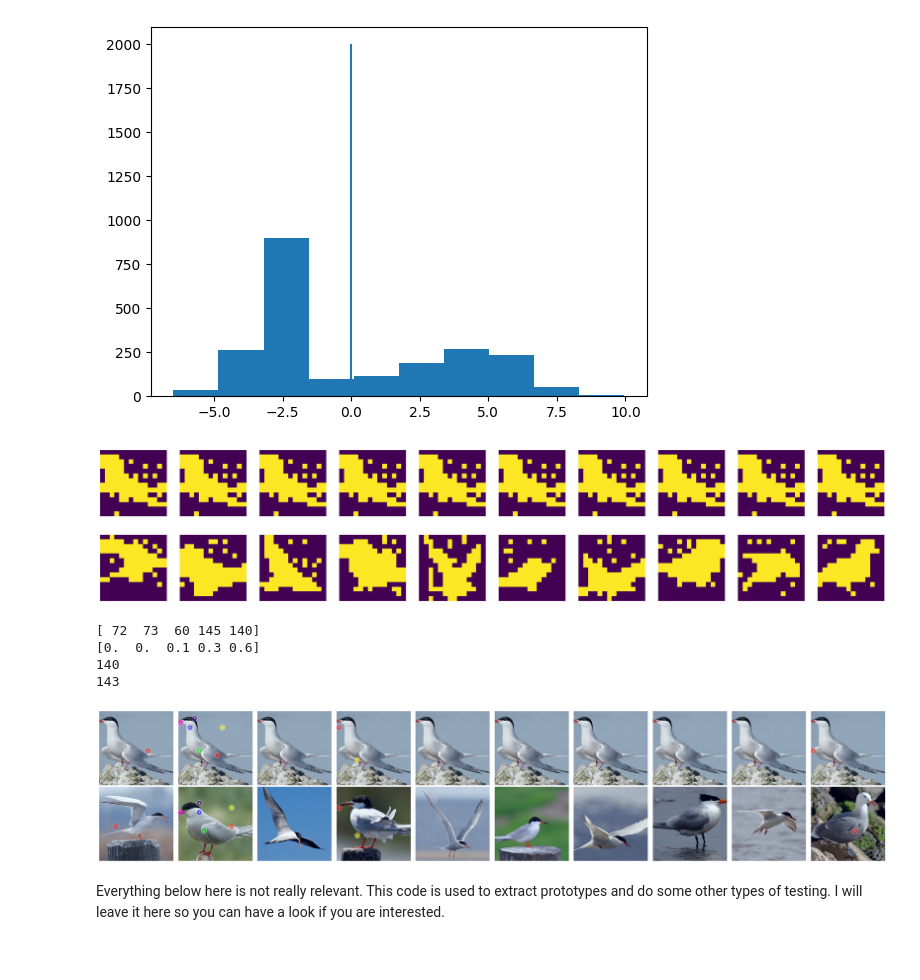
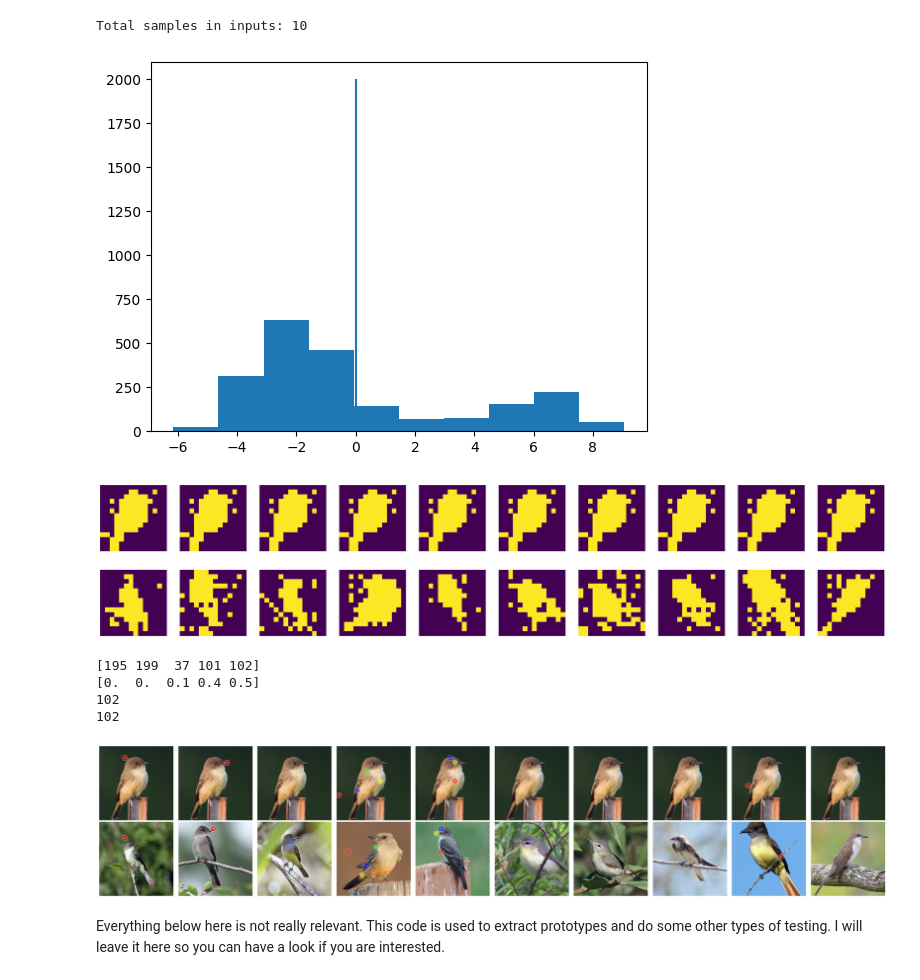
Before and after one commit to chensy618/02456_Deep_Learning_Project, a Jupyter notebook: src/CodeForStudents_Advanced_CUBS_KeypointCountingClassifier.ipynb, the cells around one changed output. Drawn from its saved outputs; the diff is of its cells as text; code cells hidden in the pictures.

```diff
--- a/src/CodeForStudents_Advanced_CUBS_KeypointCountingClassifier.ipynb
+++ b/src/CodeForStudents_Advanced_CUBS_KeypointCountingClassifier.ipynb
@@ -164,8 +204,10 @@ def draw_all_correspondences(all_points_1, all_points_2, query, prototypes) -> T
 
 from transformers import AutoProcessor
 
+# get the clip model
 processor = AutoProcessor.from_pretrained("openai/clip-vit-base-patch16")
 
+# create a dataset class
 class CUB(Dataset):
     def __init__(self, base_path, train=True):
 
@@ -174,6 +216,10 @@ class CUB(Dataset):
         self.labels = pd.read_csv(''.join([base_path, 'image_class_labels.txt']), header=None, sep=" ", names=["id", "label"])
         self.train_test_split = pd.read_csv(''.join([base_path, 'train_test_split.txt']), header=None, sep=" ", names=["id", "is_train"])
         self.filenames = pd.read_csv(''.join([base_path, 'images.txt']), header=None, sep=" ")
+
+        # add the labels of part
+        self.part_labels = part_labels
+        self.part_locations = part_locations
 
         if train:
           mask = self.train_test_split.is_train.values == 1
@@ -296,7 +375,8 @@ class Keypoint_Counting_Classifier:
     image_size: int = 224
     patch_size: int = 14
     stride: int = 14
-    base_path: str = 'drive/MyDrive/CoSegXAI/datasets/cub200/CUB_200_2011/CUB_200_2011/'
+    # base_path: str = 'drive/MyDrive/CoSegXAI/datasets/cub200/CUB_200_2011/CUB_200_2011/'
+    base_path : str = '../data/CUB_200_2011/'
     device: str = 'cuda'
 
     def __post_init__(self):
@@ -306,27 +386,36 @@ class Keypoint_Counting_Classifier:
 
         self.number_of_patches, self.token_dimensionality = self.get_number_of_patches_and_dim()
 
+
     def predict_and_plot(self, query) -> np.ndarray:
 
         query = query.to(self.device)
+        # retrieve the closest prototypes using cosine similarity
         top_k_similar_prototypes = self.get_k_closest_prototypes(query)
 
+        # extract patches from the query and the prototypes
         query_patches = self.get_patches(query).reshape(-1, self.token_dimensionality)
         prototype_patches, prototype_images, prototype_labels = self.get_prototype_patches(top_k_similar_prototypes)
         prototype_patches = prototype_patches.reshape(-1, self.token_dimensionality)
 
+        # find the best buddies between the query and the prototypes(match the patches)
         best_buddies, nn_query = self.get_best_buddies(query, query_patches, prototype_patches)
+
+        # cluster the best buddies for classification
         cluster_labels, indices_to_show = self.cluster_best_buddies(best_buddies, query_patches, prototype_patches, nn_query)
         query_indices_to_show, prototype_indices_to_show = self.find_query_and_prototype_indices(best_buddies, indices_to_show, nn_query)
         paired_indices_to_show = self.find_pairs_of_query_and_prototype_indices(query_indices_to_show, prototype_indices_to_show)
         inidices_to_plot_1, inidices_to_plot_2 = self.convert_to_plot_indices(paired_indices_to_show)
 
+        # generate the predictions and plot the correspondences
         predictions = self.get_prediction(inidices_to_plot_1, inidices_to_plot_2, prototype_labels)
 
         fig = draw_all_correspondences(inidices_to_plot_1, inidices_to_plot_2, query, prototype_images)
 
         return predictions
 
+
+    # compute cosine similarity between the query and the prototypes tokens to retrieve the closest prototypes
     def get_k_closest_prototypes(self, query) -> torch.Tensor:
 
         query_token = self.encoder(query).pooler_output
@@ -335,6 +424,7 @@ class Keypoint_Counting_Classifier:
 
         return [i.item() for i in top_k_similar_prototypes_indices]
 
+    # Load the prototype images and retrieve patches
     def get_prototype_patches(self, top_k_indices) -> torch.Tensor:
 
         top_k_prototypes = [self.prototype_file_names[i] for i in top_k_indices]
@@ -348,9 +438,12 @@ class Keypoint_Counting_Classifier:
 
         return patches, prototypes,labels
 
+    # Extracts patch embeddings from an image by using the encoder's last hidden state. ?
+    # last hihhden state : (batch_size, sequence_length, hidden_size)
     def get_patches(self, query) -> torch.Tensor:
         return self.encoder(query).last_hidden_state[:, 1:, :].numpy(force=True)
 
+    # identify the best buddy patches, which are mutually closest patches between the query and the prototypes
     def get_best_buddies(self, query, query_patches, prototype_patches) -> Tuple[list, np.ndarray, list]:
 
         nn_query, _ = pairwise_distances_argmin_min(query_patches, prototype_patches, axis=1, metric='cosine')
@@ -393,6 +486,7 @@ class Keypoint_Counting_Classifier:
 
         return best_buddies, nn_query
 
+    # use PCA to generate foreground masks by the thresholding based on the principal components
     def get_foreground_masks(self, token_patches) -> np.ndarray:
 
         pca = PCA(n_components=10)
@@ -413,6 +507,7 @@ class Keypoint_Counting_Classifier:
 
         return np.array(foreground_mask).reshape(-1, self.number_of_patches)
 
+    # refines the foreground masks by masking the image and recalculating the patch embeddings
     def update_foreground_masks(self, query, foreground_masks):
 
         query = query.to(self.device)
@@ -437,6 +532,7 @@ class Keypoint_Counting_Classifier:
         if sim_0 >= sim_1: return foreground_masks
         else: return ~foreground_masks
 
+    # clustering the best buddy patches using K-means clustering for final classification
     def cluster_best_buddies(self, best_buddies, query_patches, prototype_patches, nn_query) -> Tuple[np.ndarray, np.ndarray]:
 
         bb_query = query_patches[best_buddies, :]
@@ -450,6 +546,7 @@ class Keypoint_Counting_Classifier:
 
         return kmeans.labels_, indices_to_show
 
+    # find the indices of patches in the query and the prototypes
     def find_query_and_prototype_indices(self, best_buddies, indices_to_show, nn_query) -> Tuple[np.ndarray, np.ndarray]:
 
         indices_to_show = np.nonzero(best_buddies)[0][indices_to_show]
@@ -458,6 +555,7 @@ class Keypoint_Counting_Classifier:
 
         return query_indices_to_show, prototype_indices_to_show
 
+    # Matches query and prototype patch indices to find pairs for plotting.
     def find_pairs_of_query_and_prototype_indices(self, query_indices_to_show, prototype_indices_to_show):
 
         indices_query_prototype_pairs_to_show = []
@@ -479,6 +577,7 @@ class Keypoint_Counting_Classifier:
 
         return indices_query_prototype_pairs_to_show
 
+    # Converts the indices to plot to the actual pixel coordinates.
     def convert_to_plot_indices(self, paired_indices_to_show):
 
         all_points_1 = []
@@ -514,12 +613,14 @@ class Keypoint_Counting_Classifier:
 
         return all_points_1, all_points_2
 
+    # determine the number of patches and dimensionality of each patch by passing a dummy input through the encoder
     def get_number_of_patches_and_dim(self) -> Tuple[int, int]:
 
         dummy_input = torch.zeros(1, 3, self.image_size, self.image_size, device='cuda')
         _, number_of_patches, token_dimensionality = self.encoder(dummy_input).last_hidden_state.shape
         return number_of_patches-1, token_dimensionality
 
+    # aggregate the predictions to make a final class prediction
     def get_prediction(self, inidices_to_plot_1, inidices_to_plot_2, prototype_labels):
 
         labels_present = torch.unique(prototype_labels)
@@ -538,34 +639,40 @@ class Keypoint_Counting_Classifier:
         return class_predictions
 
 
-prototype_file_names = pd.read_csv('drive/MyDrive/CoSegXAI/clip-vitp16_5_prototypes_file_names.csv')['0'].values
-prototype_labels = pd.read_csv('drive/MyDrive/CoSegXAI/clip-vitp16_5_prototypes_labels.csv')['0'].values
-prototype_representations = torch.load('drive/MyDrive/CoSegXAI/clip-vitp16_5_prototypes_representation.pth').to('cuda')
+# prototype_file_names = pd.read_csv('drive/MyDrive/CoSegXAI/clip-vitp16_5_prototypes_file_names.csv')['0'].values
+prototype_file_names = pd.read_csv('../data/clip-vitp16_5_prototypes_file_names.csv')['0'].values
+# prototype_labels = pd.read_csv('drive/MyDrive/CoSegXAI/clip-vitp16_5_prototypes_labels.csv')['0'].values
+prototype_labels = pd.read_csv('../data/clip-vitp16_5_prototypes_labels.csv')['0'].values
+# prototype_representations = torch.load('drive/MyDrive/CoSegXAI/clip-vitp16_5_prototypes_representation.pth').to('cuda')
+prototype_representations = torch.load('../data/clip-vitp16_5_prototypes_representation.pth').to('cuda')
 
 with torch.no_grad():
   kcc = Keypoint_Counting_Classifier(model, prototype_representations, prototype_file_names, prototype_labels)
 # %%
 #@title Testing block
 # This block makes prediction for a query (defined by test_sample) and plots
 # the forgeground / background thresholding along with the preidction
 # and the explanation.
 
-test_sample = 12
+test_sample = 9
 with torch.no_grad():
+    print("Total samples in inputs:", len(inputs))
     predictions = kcc.predict_and_plot(inputs[test_sample].unsqueeze(0))
+
 
 print(predictions.argsort()[-5:])
 print(predictions[predictions.argsort()[-5:]])
 
 print(predictions.argmax())
 print(labels[test_sample])
 # %% [output]
+Total samples in inputs: 10
-[figure, old version]
+[figure, new version]
-[figure, old version]
+[figure, new version]
-[ 72  73  60 145 140]
-[0.  0.  0.1 0.3 0.6]
-140
-143
+[195 199  37 101 102]
+[0.  0.  0.1 0.4 0.5]
+102
+102
-[figure, old version]
+[figure, new version]
 # %% [markdown]
 Everything below here is not really relevant. This code is used to extract prototypes and do some other types of testing. I will leave it here so you can have a look if you are interested.
```
Also changed, not shown: parts of 49 cells of this notebook.
